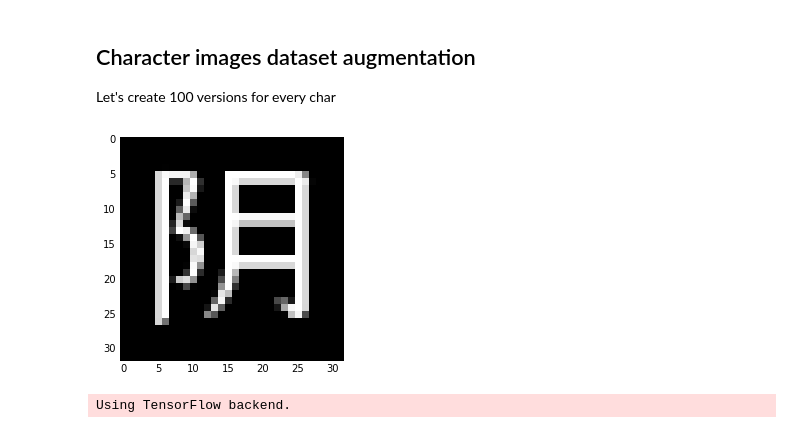
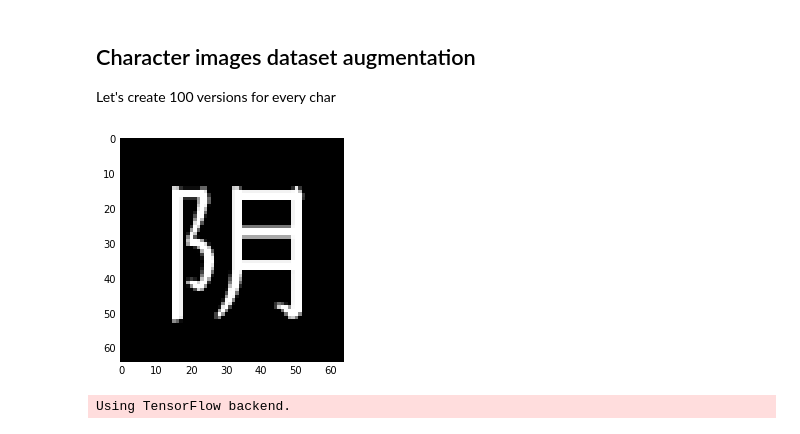
Before and after one commit to robolamp/SleepingCalligrapher, a Jupyter notebook: dict_gen.ipynb, the cells around one changed output. Saved outputs shown, nothing was run; the diff lists cells and outputs as text; code cells hidden in the pictures.

Commit message:
Issue #3: Smaller char size

```diff
--- a/dict_gen.ipynb
+++ b/dict_gen.ipynb
@@ -184,31 +184,31 @@ print("{} lines wrote".format(lcount))
 ## Character images dataset augmentation
 Let's create 100 versions for every char
 # %%
-def draw_small_char(ch, size=32, bw=False):
+def draw_small_char(ch, size=64, bw=False):
     img = Image.new("RGB",[size,size], "black")
 
-    font = ImageFont.truetype('data/CODE2000.TTF', int(size*0.75), encoding="unic")
-    ImageDraw.Draw(img).text((size * 0.125, size * 0.0), ch, fill="white", font=font)
+    font = ImageFont.truetype('data/CODE2000.TTF', int(size*0.66), encoding="unic")
+    ImageDraw.Draw(img).text((size * 0.20, size * 0.1), ch, fill="white", font=font)
 
     img = np.asarray(img)
     bwing = np.zeros((img.shape[0], img.shape[1]))
 
     if bw:
         for i in range(img.shape[0]):
             for j in range(img.shape[1]):
                 if img[i, j, 0] > 0:
                     bwing[i, j] = 1
     else:
         for i in range(img.shape[0]):
             for j in range(img.shape[1]):
                     bwing[i, j] = img[i, j, 0]
     img = bwing
     return img
 
 plt.imshow(draw_small_char(word2hier["moon"]), cmap = plt.get_cmap('gray'), interpolation="nearest")
 plt.show()
 # %% [output]
-[figure, old version]
+[figure, new version]
 # %%
 from keras.preprocessing.image import ImageDataGenerator
 # %% [output]
```
Also changed, not shown: parts of 7 cells of this notebook.
